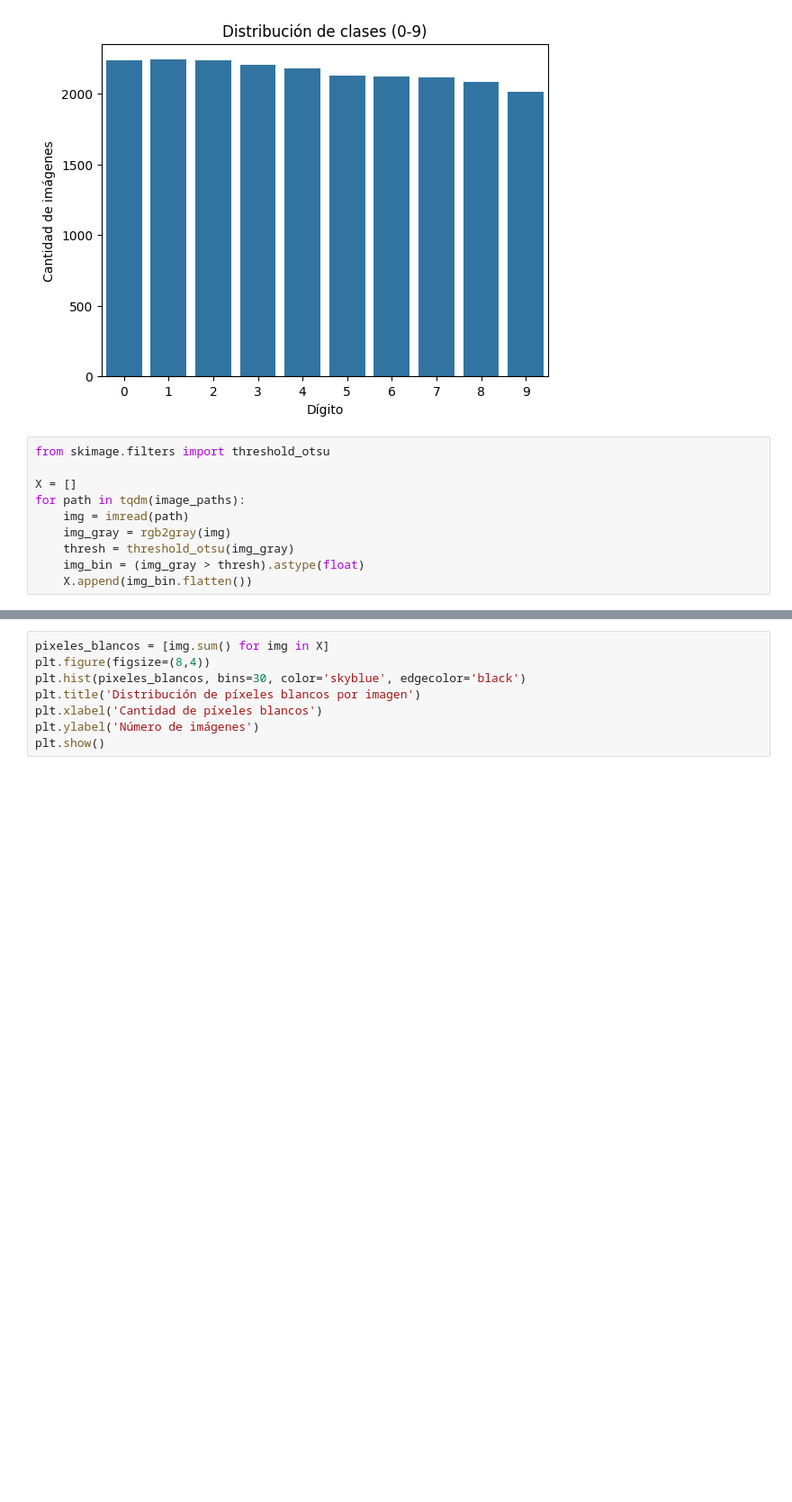
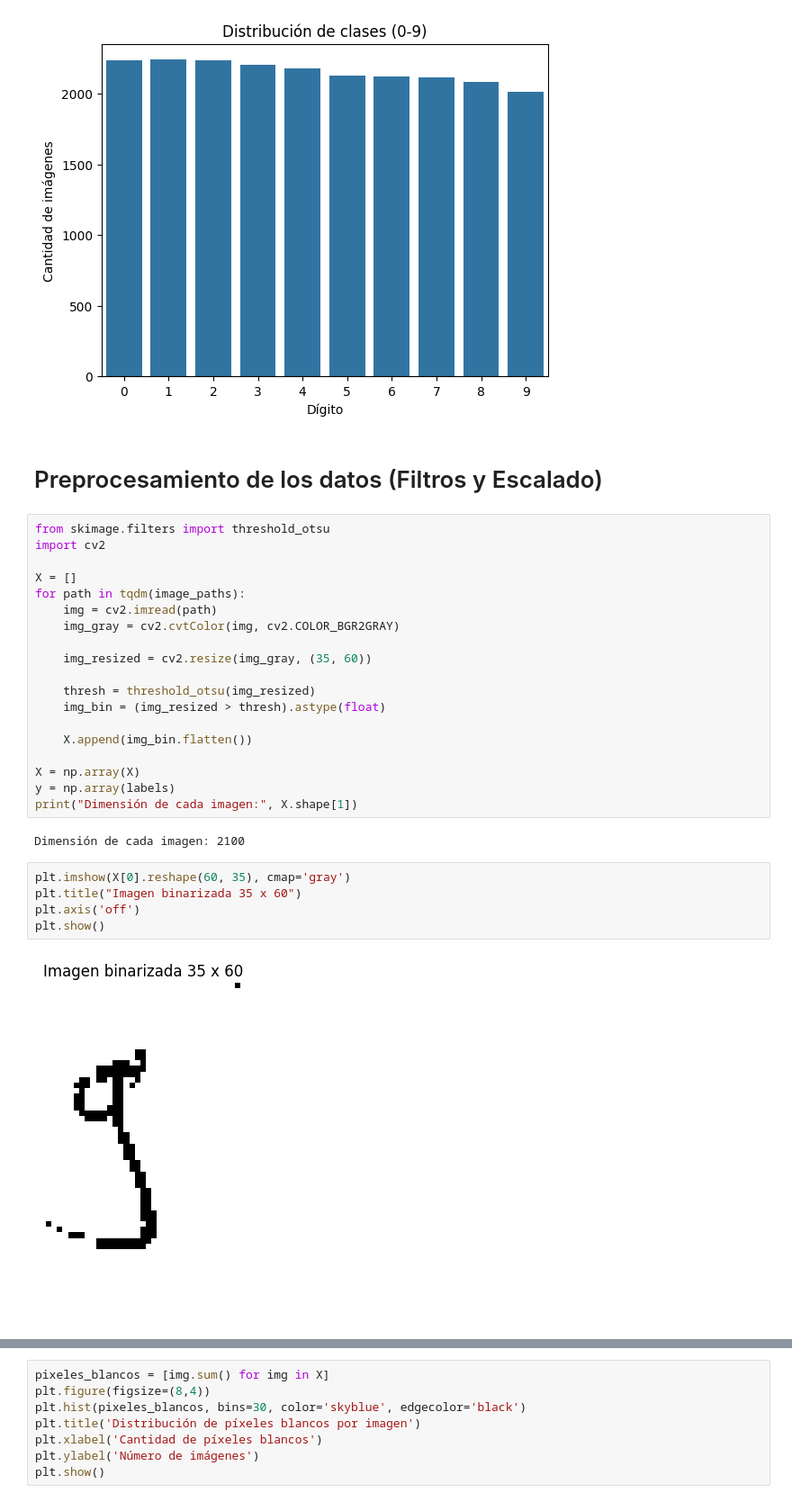
Before and after one commit to anuarthr/digits-classification-ML, a Jupyter notebook: clasificacion_digitos.ipynb, the cells around one changed output, grey strips where cells are left out. Shown at 90% size. Drawn from its saved outputs; the diff is of its cells as text; blank space fills up the shorter version.

```diff
--- a/clasificacion_digitos.ipynb
+++ b/clasificacion_digitos.ipynb
@@ -96,13 +142,33 @@ plt.ylabel('Cantidad de imágenes')
 plt.show()
 # %% [output]
 [figure]
+# %% [markdown]
+# Preprocesamiento de los datos (Filtros y Escalado)
 # %%
 from skimage.filters import threshold_otsu
+import cv2
 
 X = []
 for path in tqdm(image_paths):
-    img = imread(path)
-    img_gray = rgb2gray(img)
-    thresh = threshold_otsu(img_gray)
-    img_bin = (img_gray > thresh).astype(float)
+    img = cv2.imread(path)
+    img_gray = cv2.cvtColor(img, cv2.COLOR_BGR2GRAY)
+
+    img_resized = cv2.resize(img_gray, (35, 60))
+
+    thresh = threshold_otsu(img_resized)
+    img_bin = (img_resized > thresh).astype(float)
+
     X.append(img_bin.flatten())
+
+X = np.array(X)
+y = np.array(labels)
+print("Dimensión de cada imagen:", X.shape[1])
+# %% [output]
+Dimensión de cada imagen: 2100
+# %%
+plt.imshow(X[0].reshape(60, 35), cmap='gray')
+plt.title("Imagen binarizada 35 x 60")
+plt.axis('off')
+plt.show()
+# %% [output]
+[figure, added]
```
Also changed, not shown: parts of 37 cells of this notebook.
